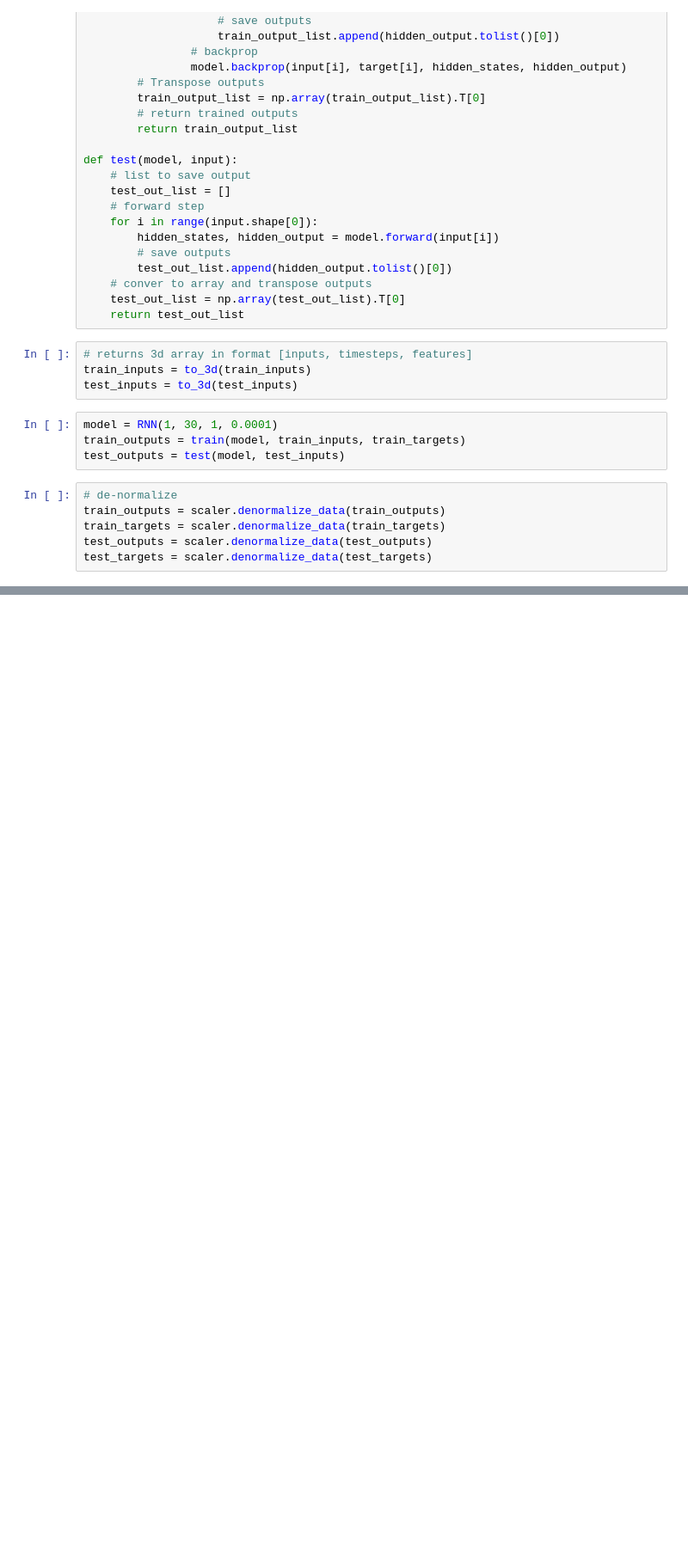
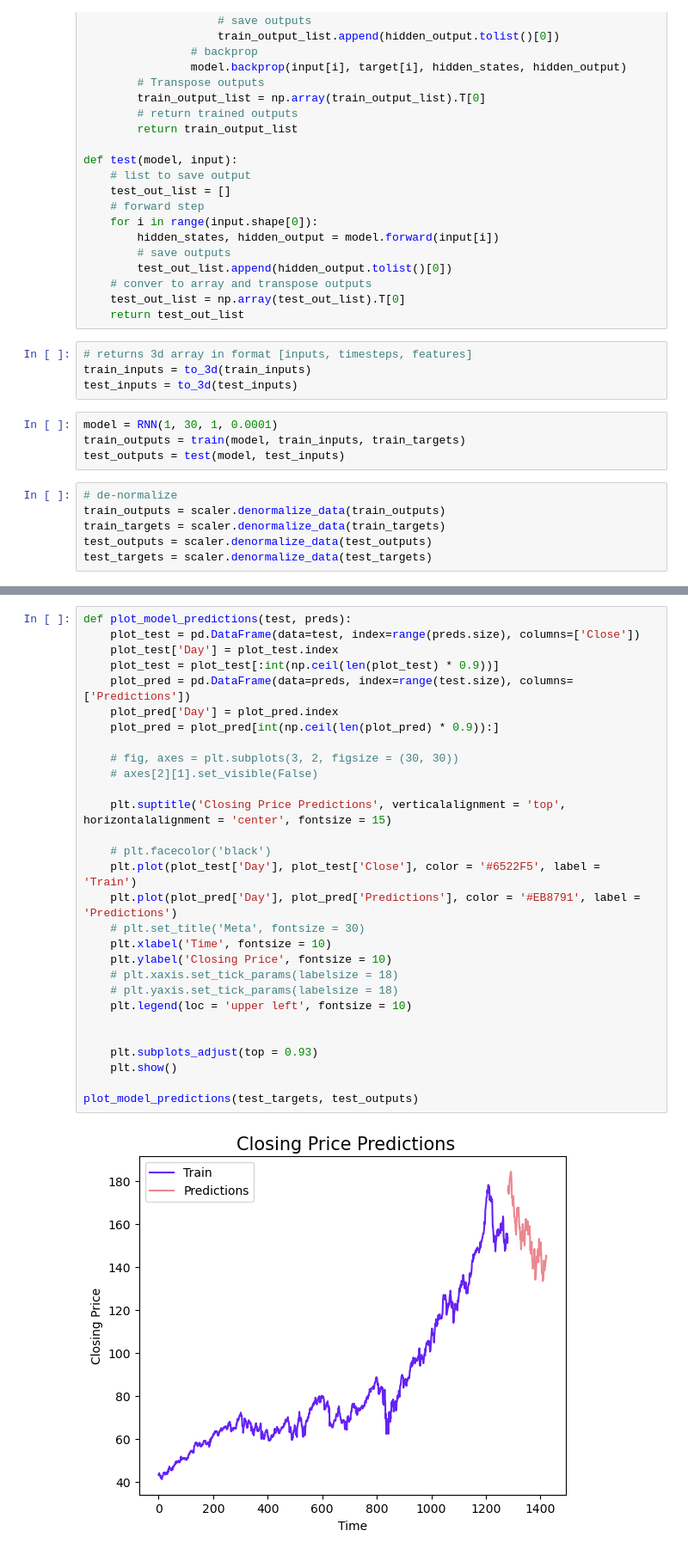
Before and after one commit to varadn/Stock_Forecasting_DL, a Jupyter notebook: mainRNN.ipynb, the cells around one changed output, grey strips where cells are left out. Shown: that part at 86% size. Drawn from its saved outputs; the diff is of its cells as text; blank space fills up the shorter version.

```diff
--- a/mainRNN.ipynb
+++ b/mainRNN.ipynb
@@ -106,0 +116,31 @@ RMSE: 10.250100047818302
+# %%
+def plot_model_predictions(test, preds):
+    plot_test = pd.DataFrame(data=test, index=range(preds.size), columns=['Close'])
+    plot_test['Day'] = plot_test.index
+    plot_test = plot_test[:int(np.ceil(len(plot_test) * 0.9))]
+    plot_pred = pd.DataFrame(data=preds, index=range(test.size), columns=['Predictions'])
+    plot_pred['Day'] = plot_pred.index
+    plot_pred = plot_pred[int(np.ceil(len(plot_pred) * 0.9)):]
+
+    # fig, axes = plt.subplots(3, 2, figsize = (30, 30))
+    # axes[2][1].set_visible(False)
+
+    plt.suptitle('Closing Price Predictions', verticalalignment = 'top', horizontalalignment = 'center', fontsize = 15)
+
+    # plt.facecolor('black')
+    plt.plot(plot_test['Day'], plot_test['Close'], color = '#6522F5', label = 'Train')
+    plt.plot(plot_pred['Day'], plot_pred['Predictions'], color = '#EB8791', label = 'Predictions')
+    # plt.set_title('Meta', fontsize = 30)
+    plt.xlabel('Time', fontsize = 10)
+    plt.ylabel('Closing Price', fontsize = 10)
+    # plt.xaxis.set_tick_params(labelsize = 18)
+    # plt.yaxis.set_tick_params(labelsize = 18)
+    plt.legend(loc = 'upper left', fontsize = 10)
+
+
+    plt.subplots_adjust(top = 0.93)
+    plt.show()
+
+plot_model_predictions(test_targets, test_outputs)
+# %% [output]
+[figure, added]
```
Also changed, not shown: parts of 2 cells of this notebook.
